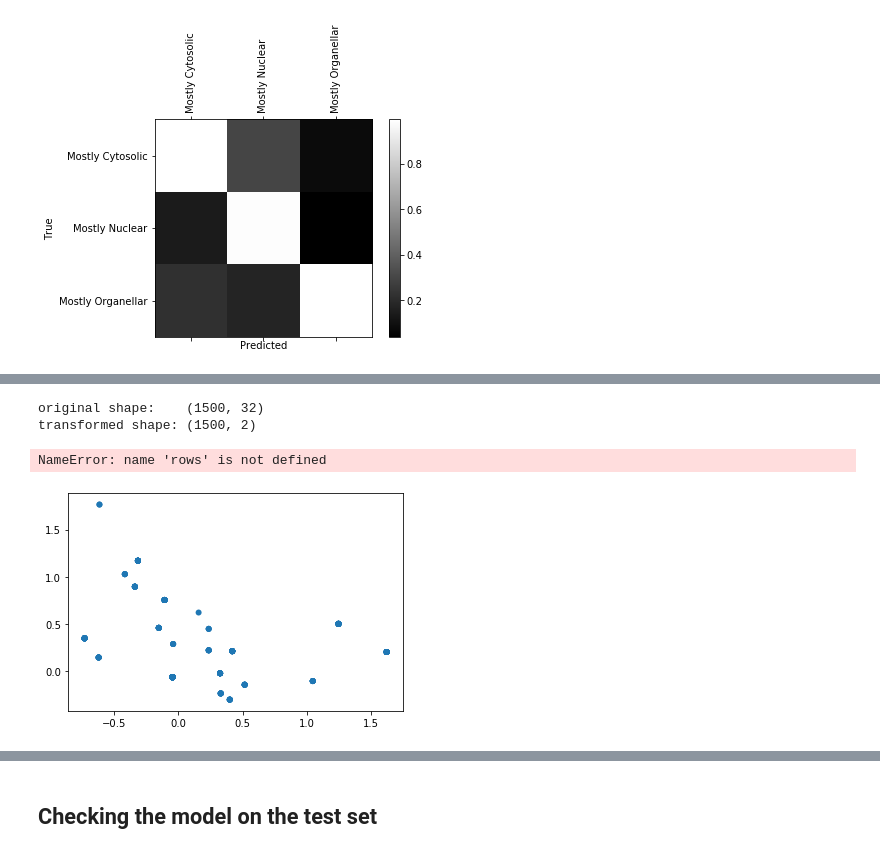
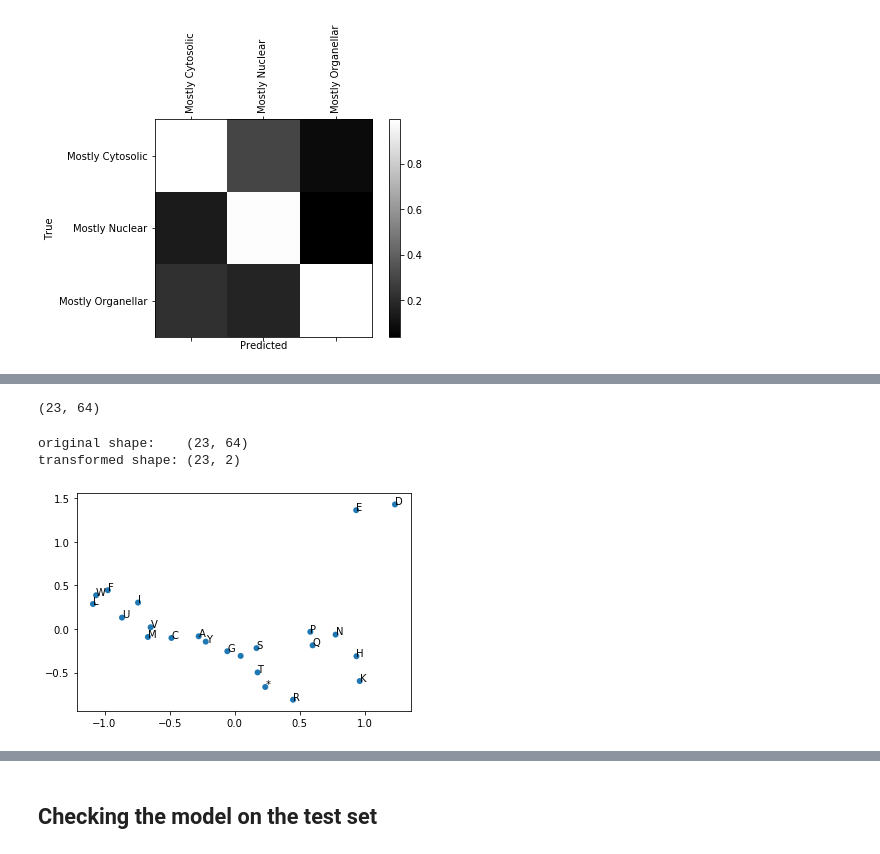
Before and after one commit to JulieRojas/Protein_Localisation_ML, a Jupyter notebook: GlobalClasses_prediction/3 Classes simple classifier.ipynb, the cells around one changed output, grey strips where cells are left out. Drawn from its saved outputs; the diff is of its cells as text; code cells hidden in the pictures.

Commit message:
PCA plot of Embedding weights done, optimized model 2

```diff
--- a/GlobalClasses_prediction/3 Classes simple classifier.ipynb
+++ b/GlobalClasses_prediction/3 Classes simple classifier.ipynb
@@ -300,6 +365,6 @@ clean weight and commit
 # %%
 # Get the Embedding Layer
-model2 = load_model("models/2/weights.29-0.57.hdf5")
+model2 = load_model("models/2/weights.50-0.54.hdf5")
 model2 = Model(inputs=model2.input,
               outputs=[model2.output, model2.get_layer('embedding_layer').output])
 outputs = model2.predict(x_valid_pad)
@@ -352,3 +373,9 @@ embedding = embedding_outputs[0]
+# %%
+embedding = model2.get_layer('embedding_layer').get_weights()
+embedding = embedding[0]
+embedding.shape
+# %% [output]
+(23, 64)
 # %%
 # PCA plots of Embedding
 
@@ -361,17 +388,16 @@ embedding_pca = pca.transform(embedding)
 print("original shape:   ", embedding.shape)
 print("transformed shape:", embedding_pca.shape)
 # %% [output]
-original shape:    (1500, 32)
-transformed shape: (1500, 2)
+original shape:    (23, 64)
+transformed shape: (23, 2)
 # %%
 fig, ax = plt.subplots()
 plt.scatter(embedding_pca[:, 0], embedding_pca[:, 1], edgecolor='none')
-
-for i, txt in enumerate(rows):
-    ax.annotate(txt, (embedding_pca[:, 0][i], embedding_pca[:, 1][i]))
+aaL = list(aa)
+for i in range(len(aaL)):
+    ax.annotate(aaL[i], (embedding_pca[:, 0][i], embedding_pca[:, 1][i]))
 
 
 plt.show()
 # %% [output]
-NameError: name 'rows' is not defined
-[figure, old version]
+[figure, new version]
```
Also changed, not shown: parts of 24 cells of this notebook.
